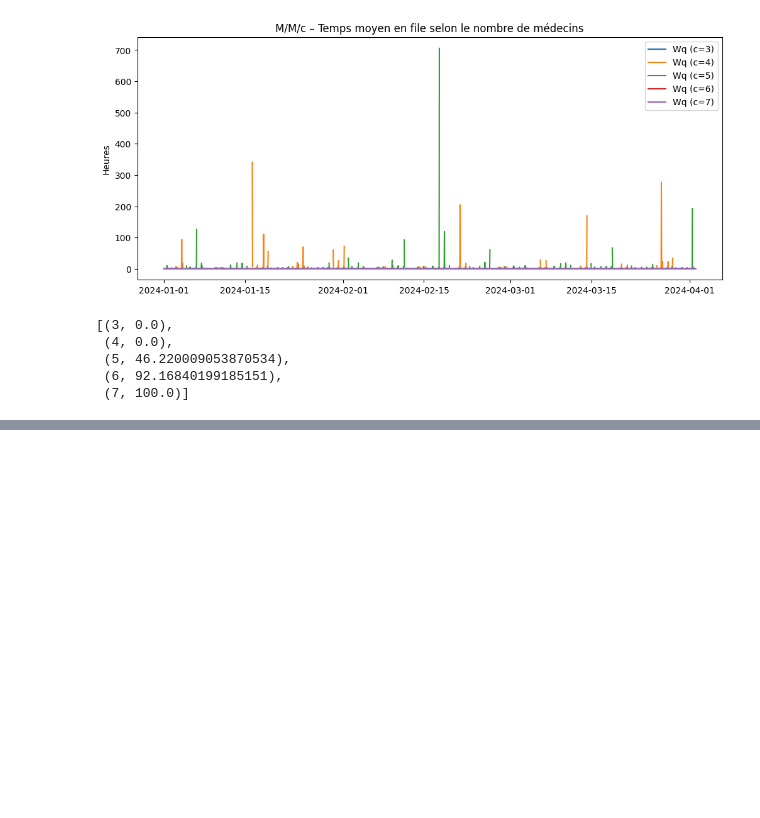
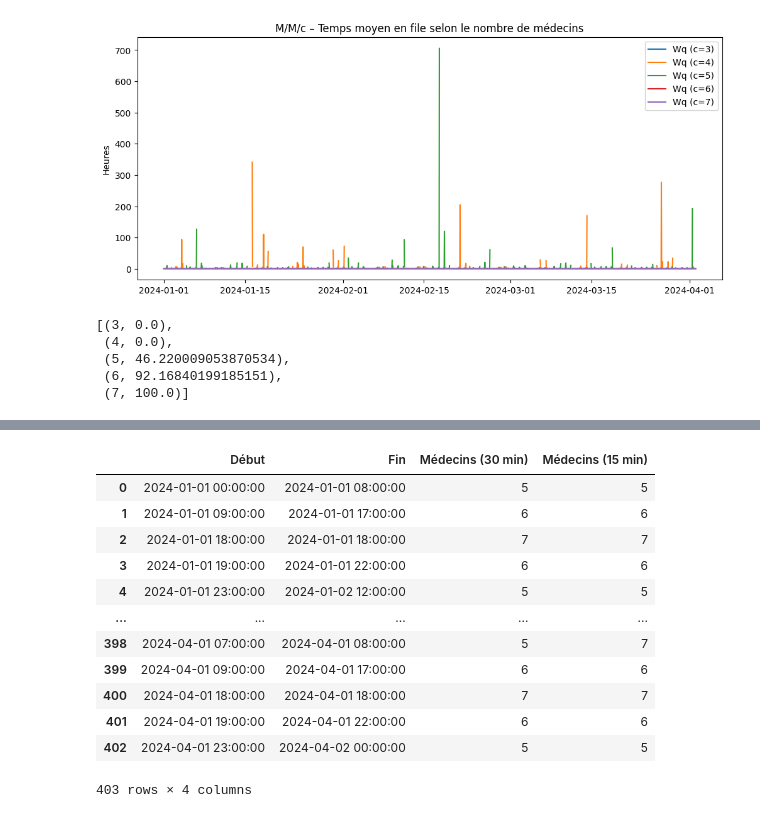
Before and after one commit to John-dotcom-cyber/hospital-emergency-optimizer, a Jupyter notebook: notebooks/prediction/prediction_basique.ipynb, the cells around one changed output, grey strips where cells are left out. Saved outputs shown, nothing was run; the diff lists cells and outputs as text; code cells hidden in the pictures; blank space fills up the shorter version.

```diff
--- a/notebooks/prediction/prediction_basique.ipynb
+++ b/notebooks/prediction/prediction_basique.ipynb
@@ -221,0 +320,51 @@ results
+# %%
+import pandas as pd
+
+def compress_schedule(times, values):
+    """
+    Regroupe les périodes consécutives où la valeur reste identique.
+    """
+    segments = []
+    start = times[0]
+    current_value = values[0]
+
+    for i in range(1, len(times)):
+        if values[i] != current_value:
+            segments.append((start, times[i-1], current_value))
+            start = times[i]
+            current_value = values[i]
+
+    # dernier segment
+    segments.append((start, times.iloc[-1], current_value))
+    return segments
+
+# Création des segments pour les deux objectifs
+segments_30 = compress_schedule(mmc["ds"], mmc["c_opt_30min"])
+segments_15 = compress_schedule(mmc["ds"], mmc["c_opt_15min"])
+
+# Fusion des deux plannings
+rows = []
+for (s30, e30, v30), (_, _, v15) in zip(segments_30, segments_15):
+    rows.append({
+        "Début": s30,
+        "Fin": e30,
+        "Médecins (30 min)": v30,
+        "Médecins (15 min)": v15
+    })
+
+planning_df = pd.DataFrame(rows)
+planning_df
+# %% [output]
+|  | Début | Fin | Médecins (30 min) | Médecins (15 min) |
+| 0 | 2024-01-01 00:00:00 | 2024-01-01 08:00:00 | 5 | 5 |
+| 1 | 2024-01-01 09:00:00 | 2024-01-01 17:00:00 | 6 | 6 |
+| 2 | 2024-01-01 18:00:00 | 2024-01-01 18:00:00 | 7 | 7 |
+| 3 | 2024-01-01 19:00:00 | 2024-01-01 22:00:00 | 6 | 6 |
+| 4 | 2024-01-01 23:00:00 | 2024-01-02 12:00:00 | 5 | 5 |
+| ... | ... | ... | ... | ... |
+| 398 | 2024-04-01 07:00:00 | 2024-04-01 08:00:00 | 5 | 7 |
+| 399 | 2024-04-01 09:00:00 | 2024-04-01 17:00:00 | 6 | 6 |
+| 400 | 2024-04-01 18:00:00 | 2024-04-01 18:00:00 | 7 | 7 |
+| 401 | 2024-04-01 19:00:00 | 2024-04-01 22:00:00 | 6 | 6 |
+| 402 | 2024-04-01 23:00:00 | 2024-04-02 00:00:00 | 5 | 5 |
+403 rows × 4 columns
```
Also changed, not shown: parts of 12 cells of this notebook.
